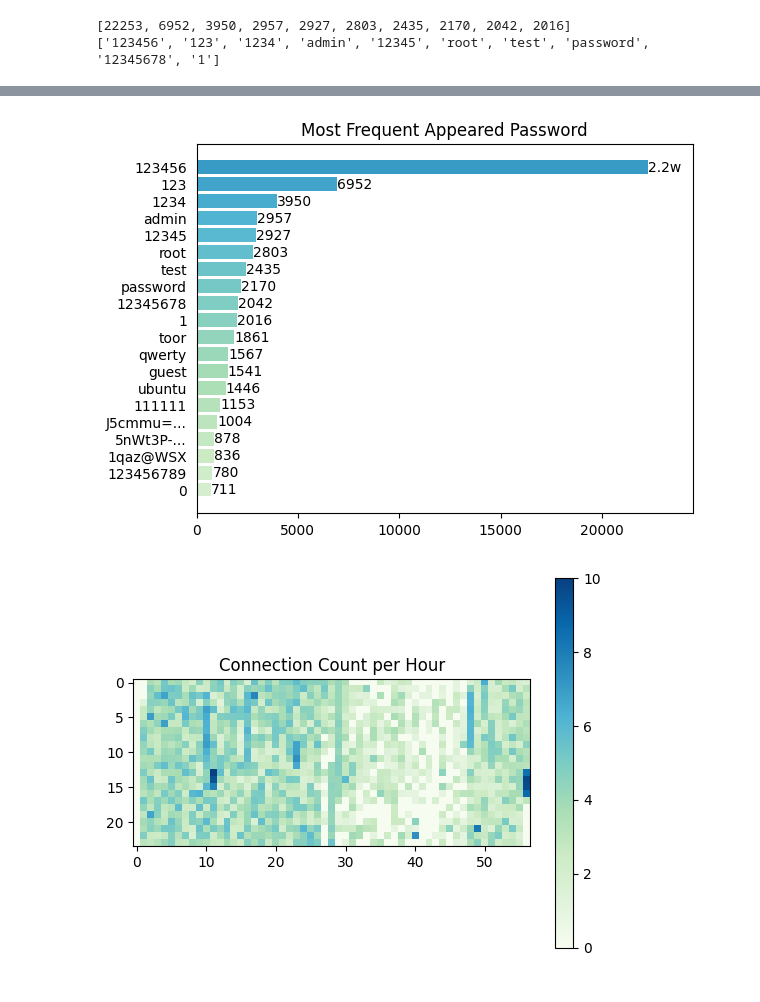
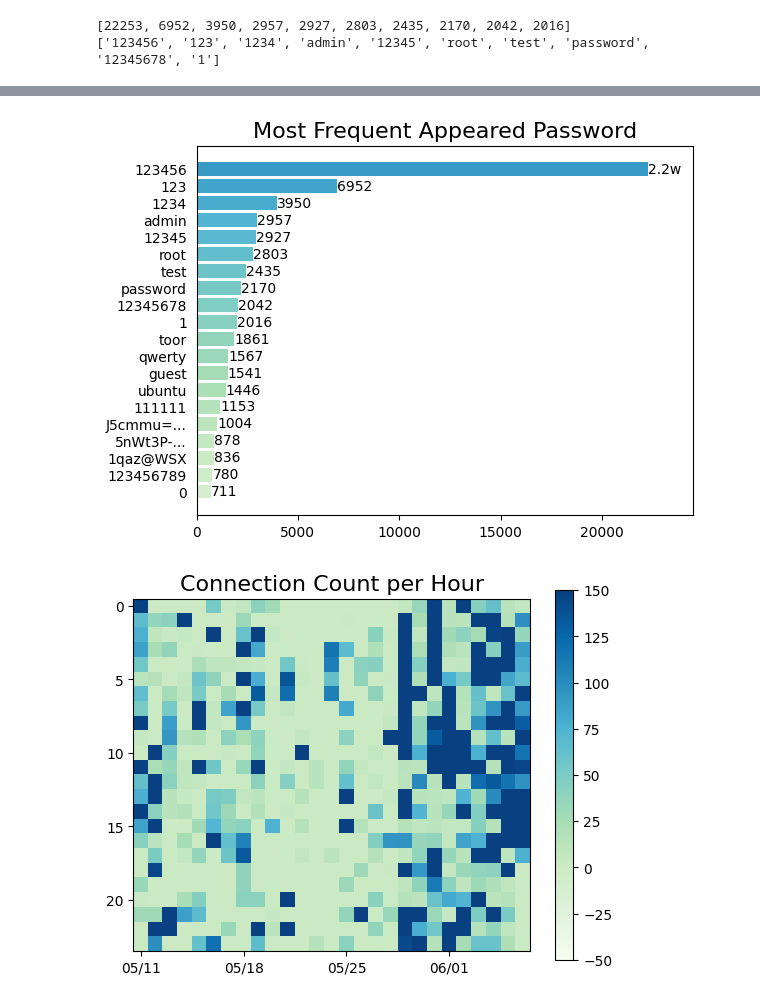
Before and after one commit to ChengShusss/brute-record-analysis, a Jupyter notebook: process/ch1_overview.ipynb, the cells around one changed output, grey strips where cells are left out. Saved outputs shown, nothing was run; the diff lists cells and outputs as text; code cells hidden in the pictures.

```diff
--- a/process/ch1_overview.ipynb
+++ b/process/ch1_overview.ipynb
@@ -306,42 +306,50 @@ def plot_password_count():
     for i in range(len(y)):
         plt.text(x[i], y[i], format_num(x[i]), ha='left', va='center')
 
-    plt.title("Most Frequent Appeared Password")
+    plt.title("Most Frequent Appeared Password", fontsize=16)
     plt.xlim(0, x[-1] * 1.1)
     plt.tick_params(bottom=True, top=False, left=False, right=False)
 
 plot_password_count()
 plt.show()
 # %% [output]
-[figure, old version]
+[figure, new version]
 # %%
 ## this is implement for plot user count rank
 import matplotlib.pyplot as plt
-import math
 
-def plot_time_count():
+def plot_day_hour_count(start, end, vmin, vmax):
+
     days = []
     data = [[0 for _ in range(57)] for _ in range(24)]
     with open("dataset/extracted/day-hour-count.log", encoding='utf-8') as f:
         lines = f.readlines()
-        day_count = 0
+        day_count = -1
         for line in lines:
             t = line.strip().split(" ")
             if len(t) >= 3:
-                count, day, hour = math.sqrt( math.sqrt(int(t[0]))), t[1], int(t[2])
+                count, day, hour = int(t[0]), t[1], int(t[2])
                 if day not in days:
                     day_count += 1
                     days.append(day)
                 data[hour][day_count] = count
 
+    filter_data = [x[start:end] for x in data]
+    days = [x for x in days[start:end]]
 
-    im = plt.imshow(data, cmap=plt.get_cmap('GnBu'))
+    im = plt.imshow(filter_data, cmap=plt.get_cmap('GnBu'), vmin=vmin, vmax=vmax)
+    x = [i for i in range(0, len(filter_data[0]), 7)]
+    labels = [days[i][-5:] for i in x]
+    plt.xticks(x, labels)
+
     #增加右侧的颜色刻度条
     plt.colorbar(im)
+    # plt.xticks(rotation=30)
     #增加标题
-    plt.title("Connection Count per Hour")
+    plt.title("Connection Count per Hour", fontsize=16)
 
-plot_time_count()
+# plot_day_hour_count(1, 30, -100, 500)
+plot_day_hour_count(29, 56, -50, 150)
 plt.show()
 # %% [output]
-[figure, old version]
+[figure, new version]
```
Also changed, not shown: parts of 6 cells of this notebook.
